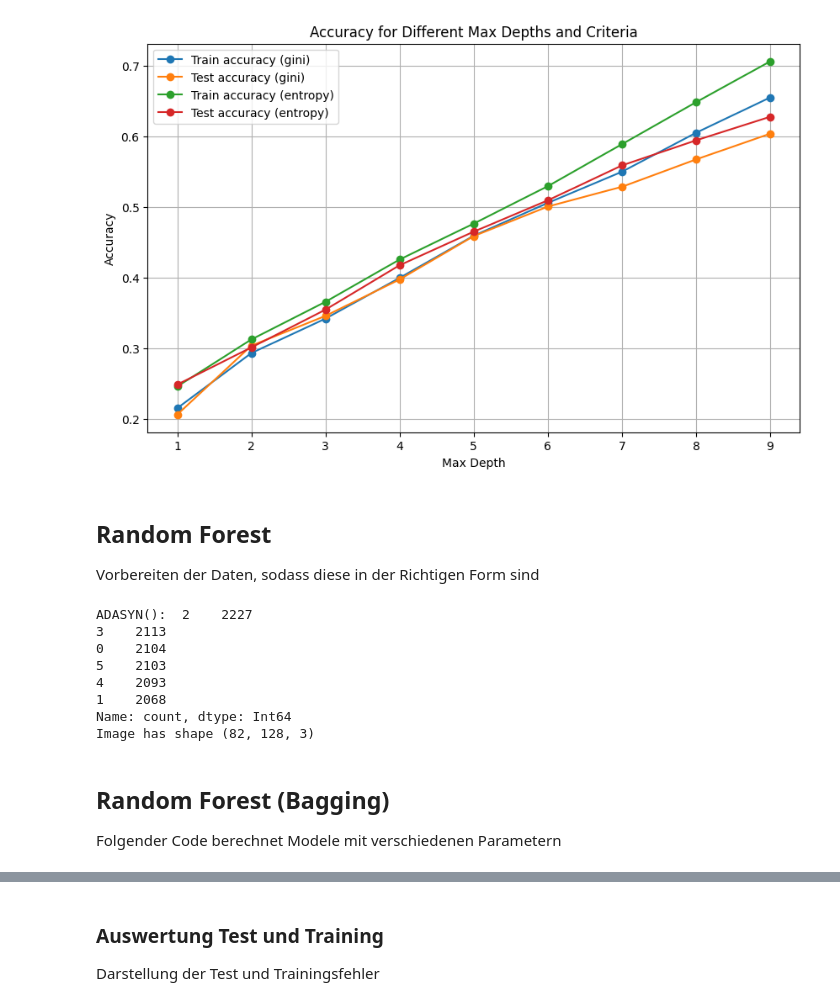
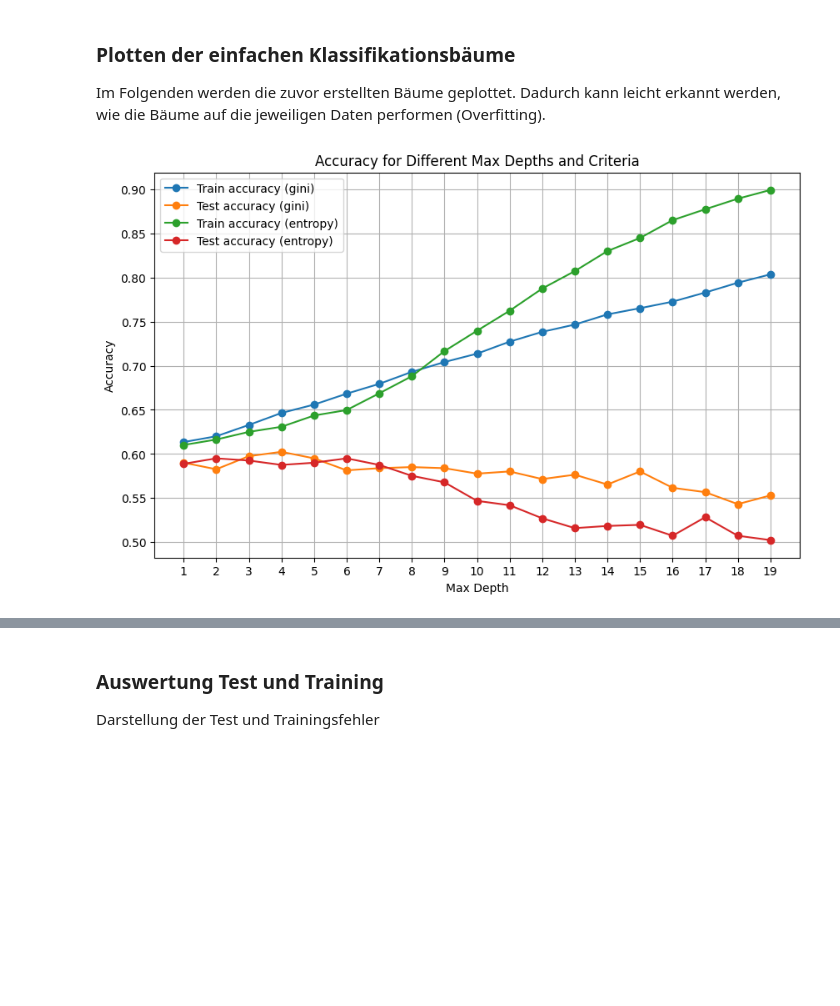
Before and after one commit to amarcelq/ml_project, a Jupyter notebook: tree.ipynb, the cells around one changed output, grey strips where cells are left out. Cells and saved outputs as stored; diff of their text form; code cells hidden in the pictures; blank space fills up the shorter version.

```diff
--- a/tree.ipynb
+++ b/tree.ipynb
@@ -30,6 +35,18 @@ from tqdm.auto import tqdm
 data = pd.read_pickle('./data/images_df_numerical.pkl')
 classes = data["Species"].unique()
 number_of_classes = classes.size
+
+
+# Daten Laden, kein Resampling
+def no_resample() -> tuple[np.array, np.array]:
+    X, y = data['data'], data['Species']
+    X, y = np.stack(X).astype(np.uint8), y.to_numpy().astype(np.uint8)
+
+    return X, y
+
+# Kein Resampling
+X, y = no_resample()
+
 
 # Alleiniges undersampling wird keinen Sinn machen, da wir extrem wenig Datenpunkte overall haben
 def resample(resampler) -> tuple[np.array, np.array]:
@@ -44,9 +61,8 @@ def resample(resampler) -> tuple[np.array, np.array]:
     return X_resampled, y_resampled
 
 # oversampling
-adasyn = ADASYN()
-
-X, y = resample(adasyn)
+#adasyn = ADASYN()
+#X, y = resample(adasyn)
 
 
 
@@ -139,6 +158,6 @@ Im Folgendem werden verschiedene Baum-Tiefen getestet. Zudem wird als "Maß der
 # %%
 
-max_depth_values = range(1,10)
+max_depth_values = range(1,20)
 criterion_values = ["gini", "entropy"]
 
 train_acc_dict = {}
@@ -158,84 +177,37 @@ for depth in tqdm(max_depth_values):
         # Ergebnisse speichern
         train_acc_dict[(depth, criterion)] = train_acc
         test_acc_dict[(depth, criterion)] = test_acc
+# %% [markdown]
+### Plotten der einfachen Klassifikationsbäume
+Im Folgenden werden die zuvor erstellten Bäume geplottet. Dadurch kann leicht erkannt werden, wie die Bäume auf die jeweiligen Daten performen (Overfitting).
 # %%
 import matplotlib.pyplot as plt
 import numpy as np
 
 # Hier nehmen wir an, dass train_acc_dict und test_acc_dict bereits definiert und gefüllt sind
 
-depths = range(1, 10)
+depths = range(1, 20)
 criterion_values = ["gini", "entropy"]
 
 # Extrahiere die Test- und Trainingsgenauigkeiten für die verschiedenen Kriterien
 train_accs_gini = [train_acc_dict[(depth, 'gini')] for depth in depths]
 test_accs_gini = [test_acc_dict[(depth, 'gini')] for depth in depths]
 
 train_accs_entropy = [train_acc_dict[(depth, 'entropy')] for depth in depths]
 test_accs_entropy = [test_acc_dict[(depth, 'entropy')] for depth in depths]
 
 # Plotte die Ergebnisse
 plt.figure(figsize=(10, 6))
 plt.plot(depths, train_accs_gini, marker='o', label='Train accuracy (gini)')
 plt.plot(depths, test_accs_gini, marker='o', label='Test accuracy (gini)')
 plt.plot(depths, train_accs_entropy, marker='o', label='Train accuracy (entropy)')
 plt.plot(depths, test_accs_entropy, marker='o', label='Test accuracy (entropy)')
 plt.xlabel('Max Depth')
 plt.ylabel('Accuracy')
 plt.title('Accuracy for Different Max Depths and Criteria')
-plt.xticks(np.arange(1, 10, step=1))  # X-Achsenbeschriftung für jeden Max Depth
+plt.xticks(np.arange(1, 20, step=1))  # X-Achsenbeschriftung für jeden Max Depth
 plt.legend()
 plt.grid(True)
 plt.show()
 # %% [output]
-[figure, old version]
+[figure, new version]
-# %% [markdown]
-## Random Forest
-Vorbereiten der Daten, sodass diese in der Richtigen Form sind
-# %%
-# Laden der Daten
-data = pd.read_pickle('./data/images_df_numerical.pkl')
-classes = data["Species"].unique()
-number_of_classes = classes.size
-
-# Alleiniges undersampling wird keinen Sinn machen, da wir extrem wenig Datenpunkte overall haben
-def resample(resampler) -> tuple[np.array, np.array]:
-    X, y = data['data'], data['Species']
-    X, y = np.stack(X).astype(np.uint8), y.to_numpy().astype(np.uint8)
-    X_resampled, y_resampled = resampler.fit_resample(X, y)
-
-    print(f"{resampler}: ", pd.Series(y_resampled, dtype=pd.UInt8Dtype()).value_counts())
-
-    X_resampled, y_resampled = shuffle(X_resampled, y_resampled, random_state=1)
-
-    return X_resampled, y_resampled
-
-# oversampling
-adasyn = ADASYN()
-
-X, y = resample(adasyn)
-
-
-image_size = X[0].size
-samples = X.size
-with open("./data/meta.json","r") as file:  # get metadata for images from file generated from import nb
-    image_meta = json.load(file)
-image_shape = (image_meta['h'],image_meta['w'],image_meta['c']) # hwc
-print("Image has shape", image_shape)
-# normalize to 0-1
-X = X / 255.
-X = X.reshape((-1,) + image_shape)
-
-X_train, X_test, y_train, y_test = split_and_flatten_data(X,y, 0.25)
-# %% [output]
-ADASYN():  2    2227
-3    2113
-0    2104
-5    2103
-4    2093
-1    2068
-Name: count, dtype: Int64
-Image has shape (82, 128, 3)
-# %% [markdown]
-## Random Forest (Bagging)
-Folgender Code berechnet Modele mit verschiedenen Parametern
```
Also changed, not shown: parts of 30 cells of this notebook.
